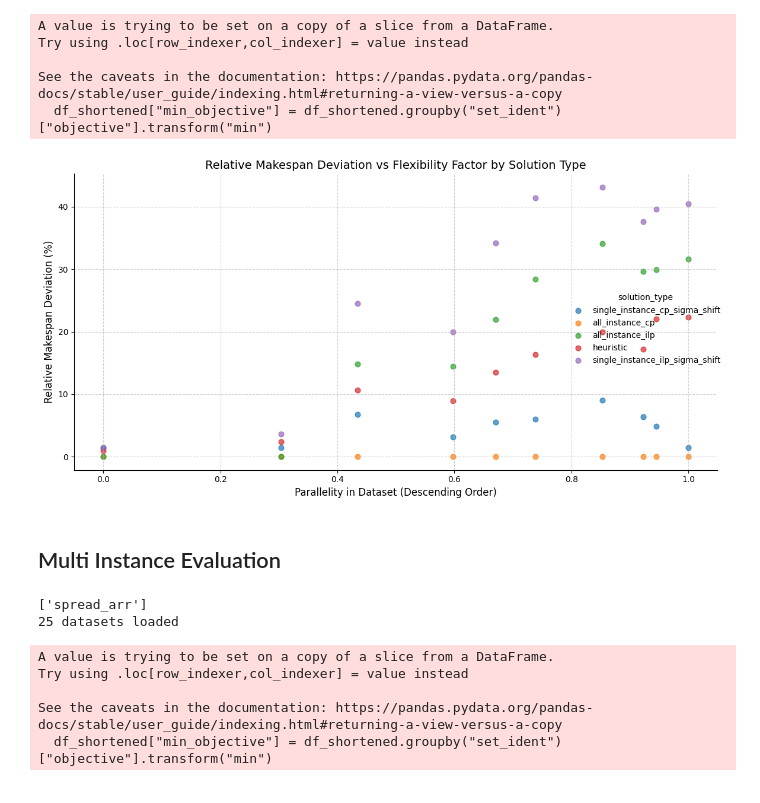
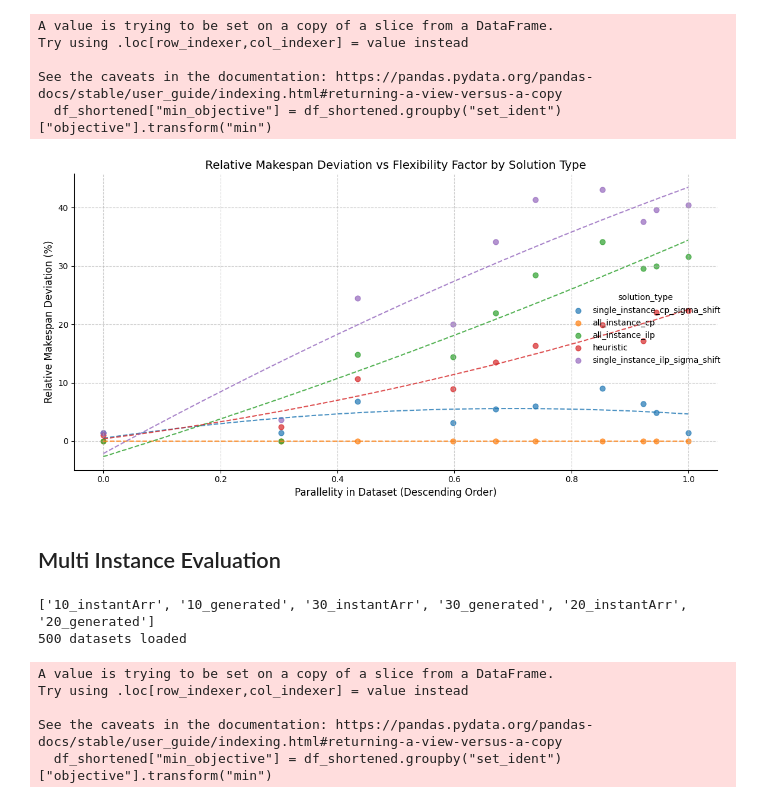
Before and after one commit to Schlixmann/ra_pst_py, a Jupyter notebook: evaluation.ipynb, the cells around one changed output. Drawn from its saved outputs; the diff is of its cells as text; code cells hidden in the pictures.

```diff
--- a/evaluation.ipynb
+++ b/evaluation.ipynb
@@ -671,42 +671,58 @@ See the caveats in the documentation: https://pandas.pydata.org/pandas-docs/stab
 # %%
 visual_df = df[['config_name', 'solution_type', 'objective', 'lower_bound', 'makespan_deviation', 'relative_makespan_deviation', 'res_std_dev', 'normalized_entropy', 'normalized_entropy_all', 'parallelity_norm']]
 # %%
+import numpy as np
 # Sort by normalized_entropy in descending order
 visual_df = visual_df.sort_values(by='parallelity_norm', ascending=False)
 
 # Use sns.lmplot to create a scatterplot with trend lines for each solution_type
 sns.lmplot(
     data=visual_df,
     x="parallelity_norm",
     y="relative_makespan_deviation",
     hue="solution_type",
     scatter_kws={'s': 40, 'alpha': 0.7},  # Customize scatter points
     line_kws={'linewidth': 2},  # Customize trend line
     ci=None,  # Disable confidence intervals
     height=6,  # Size of the plot
     aspect=1.5,  # Aspect ratio
     fit_reg=False
 )
 
+# Fit and plot non-linear trendlines
+x_range = np.linspace(visual_df["parallelity_norm"].min(), visual_df["parallelity_norm"].max(), 100)
+
+for solution in visual_df["solution_type"].unique():
+    subset = visual_df[visual_df["solution_type"] == solution]
+    if len(subset) < 3:
+        continue  # Skip if not enough points for fitting
+
+    # Fit a quadratic (2nd-degree) polynomial regression
+    coefficients = np.polyfit(subset["parallelity_norm"], subset["relative_makespan_deviation"], deg=2)
+    poly_model = np.poly1d(coefficients)
+
+    # Plot the non-linear trendline
+    plt.plot(x_range, poly_model(x_range), label=f"{solution} (trend)", linestyle="--", alpha=0.8)
+
 # Add labels and title
 plt.xlabel("Parallelity in Dataset (Descending Order)", fontsize=12)
 plt.ylabel("Relative Makespan Deviation (%)", fontsize=12)
 plt.title("Relative Makespan Deviation vs Flexibility Factor by Solution Type", fontsize=14)
 plt.grid(True, linestyle="--", alpha=0.6)
 plt.tight_layout()
 plt.show()
 # %% [output]
-[figure, old version]
+[figure, new version]
 # %% [markdown]
 ## Multi Instance Evaluation
 # %%
-data = load_evaluation_files( root_path = "testsets_multi_instance")
+data = load_evaluation_files( root_path = "testsets_random")
 df, combined_solution_df = generate_pandas_df(data)
 df = pre_process_df(df)
 print(f"{len(data)} datasets loaded")
 # %% [output]
-['spread_arr']
-25 datasets loaded
+['10_instantArr', '10_generated', '30_instantArr', '30_generated', '20_instantArr', '20_generated']
+500 datasets loaded
 A value is trying to be set on a copy of a slice from a DataFrame.
 Try using .loc[row_indexer,col_indexer] = value instead
 
```
Also changed, not shown: parts of 2 cells of this notebook, 2 other files.
